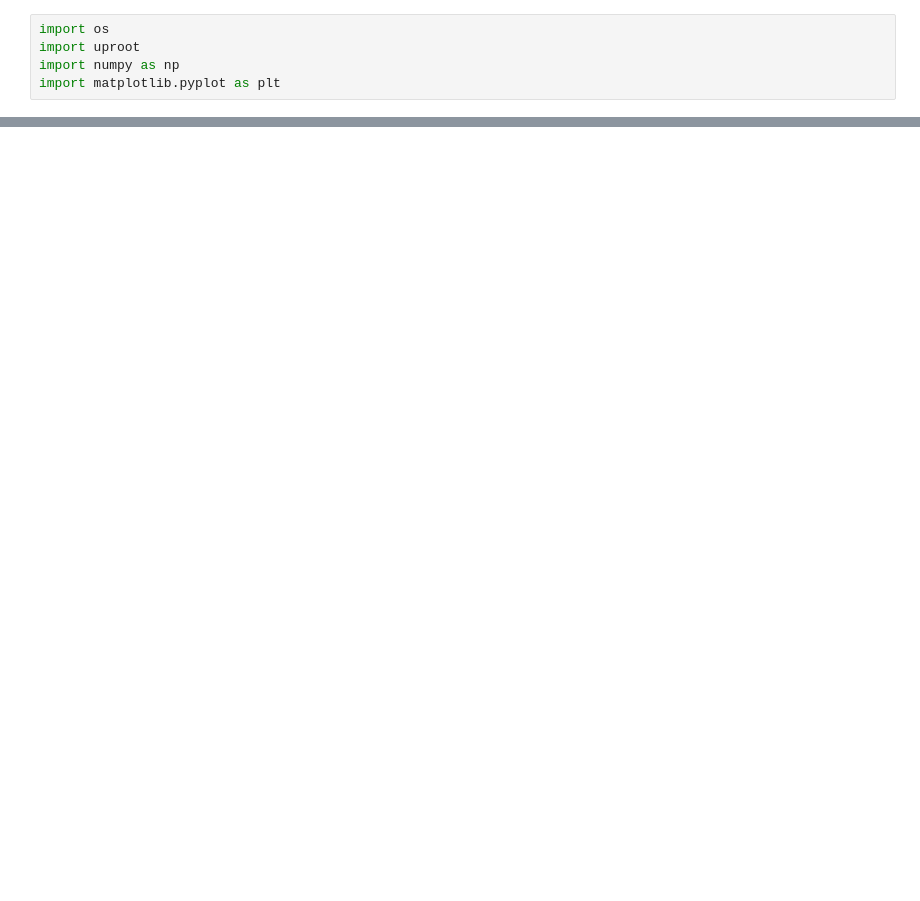
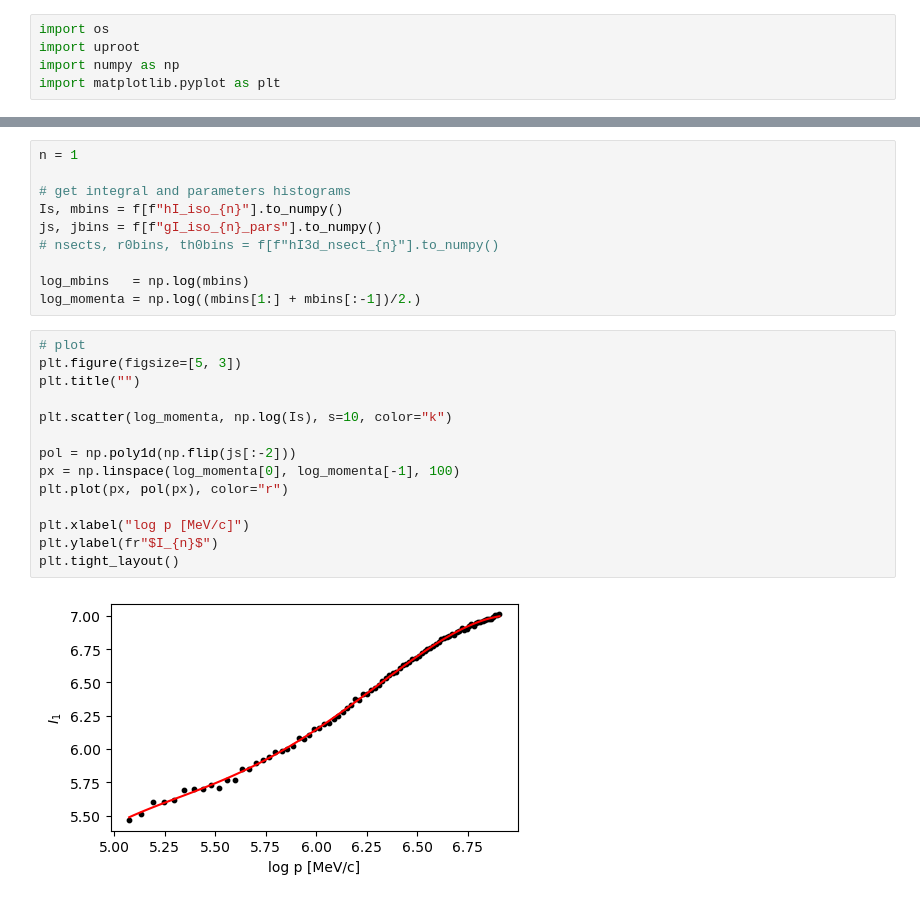
Before and after one commit to lolorestrepo/WCSimFQTuningTools, a Jupyter notebook: CProfiles/Analysis/fits.ipynb, the cells around one changed output, grey strips where cells are left out. Saved outputs shown, nothing was run; the diff lists cells and outputs as text; blank space fills up the shorter version.

```diff
--- a/CProfiles/Analysis/fits.ipynb
+++ b/CProfiles/Analysis/fits.ipynb
@@ -40,0 +73,26 @@ plt.tight_layout()
+# %%
+n = 1
+
+# get integral and parameters histograms
+Is, mbins = f[f"hI_iso_{n}"].to_numpy()
+js, jbins = f[f"gI_iso_{n}_pars"].to_numpy()
+# nsects, r0bins, th0bins = f[f"hI3d_nsect_{n}"].to_numpy()
+
+log_mbins   = np.log(mbins)
+log_momenta = np.log((mbins[1:] + mbins[:-1])/2.)
+# %%
+# plot
+plt.figure(figsize=[5, 3])
+plt.title("")
+
+plt.scatter(log_momenta, np.log(Is), s=10, color="k")
+
+pol = np.poly1d(np.flip(js[:-2]))
+px = np.linspace(log_momenta[0], log_momenta[-1], 100)
+plt.plot(px, pol(px), color="r")
+
+plt.xlabel("log p [MeV/c]")
+plt.ylabel(fr"$I_{n}$")
+plt.tight_layout()
+# %% [output]
+[figure, added]
```
Also changed, not shown: parts of 5 cells of this notebook, 4 other files.
